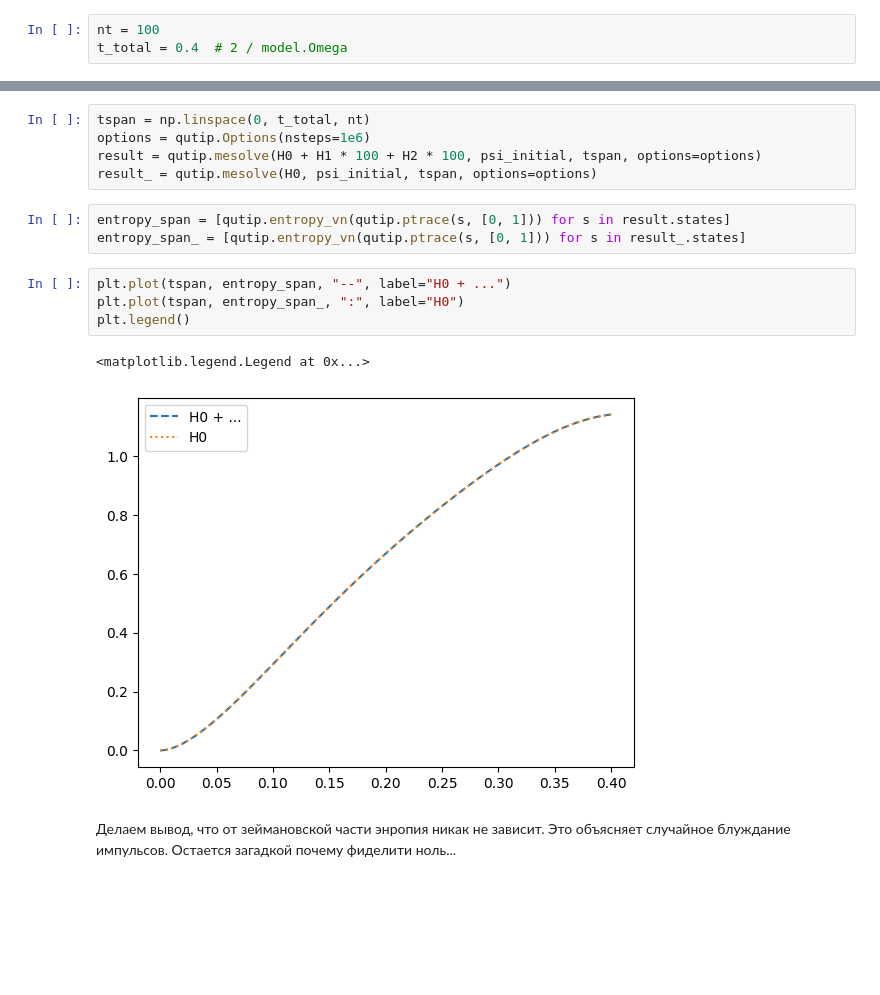
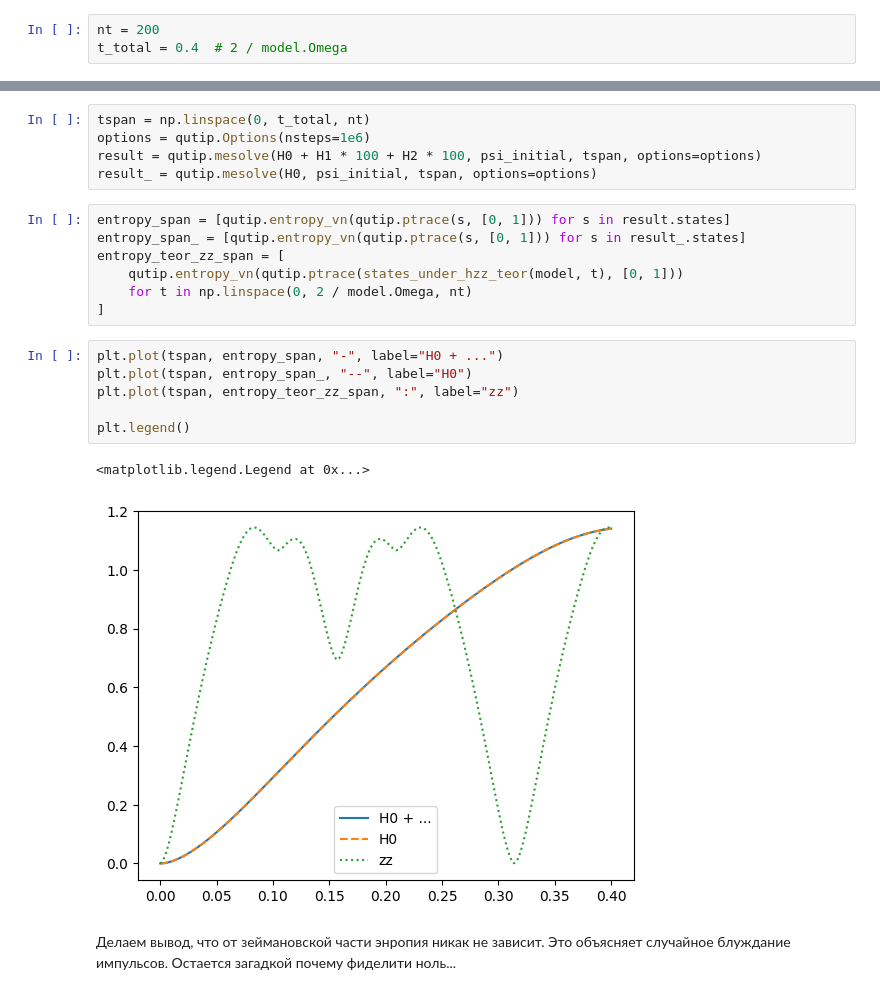
Before and after one commit to kephircheek/research-emqwuqoc, a Jupyter notebook: notebooks/QOC-with-effective-ham.ipynb, the cells around one changed output, grey strips where cells are left out. Drawn from its saved outputs; the diff is of its cells as text; blank space fills up the shorter version.

```diff
--- a/notebooks/QOC-with-effective-ham.ipynb
+++ b/notebooks/QOC-with-effective-ham.ipynb
@@ -107,5 +107,5 @@ qutip.entropy_vn(qutip.ptrace(psi_target, [0, 1]))
 # %% [output]
 1.1420491198826328
 # %%
-nt = 100
+nt = 200
 t_total = 0.4  # 2 / model.Omega
@@ -186,13 +209,19 @@ result_ = qutip.mesolve(H0, psi_initial, tspan, options=options)
 # %%
 entropy_span = [qutip.entropy_vn(qutip.ptrace(s, [0, 1])) for s in result.states]
 entropy_span_ = [qutip.entropy_vn(qutip.ptrace(s, [0, 1])) for s in result_.states]
+entropy_teor_zz_span = [
+    qutip.entropy_vn(qutip.ptrace(states_under_hzz_teor(model, t), [0, 1]))
+    for t in np.linspace(0, 2 / model.Omega, nt)
+]
 # %%
-plt.plot(tspan, entropy_span, "--", label="H0 + ...")
-plt.plot(tspan, entropy_span_, ":", label="H0")
+plt.plot(tspan, entropy_span, "-", label="H0 + ...")
+plt.plot(tspan, entropy_span_, "--", label="H0")
+plt.plot(tspan, entropy_teor_zz_span, ":", label="zz")
+
 plt.legend()
 # %% [output]
 <matplotlib.legend.Legend at 0x...>
-[figure, old version]
+[figure, new version]
 # %% [markdown]
 Делаем вывод, что от зеймановской части энропия никак не зависит.
 Это объясняет случайное блуждание импульсов. Остается загадкой почему фиделити ноль...
```
Also changed, not shown: parts of 10 cells of this notebook.
